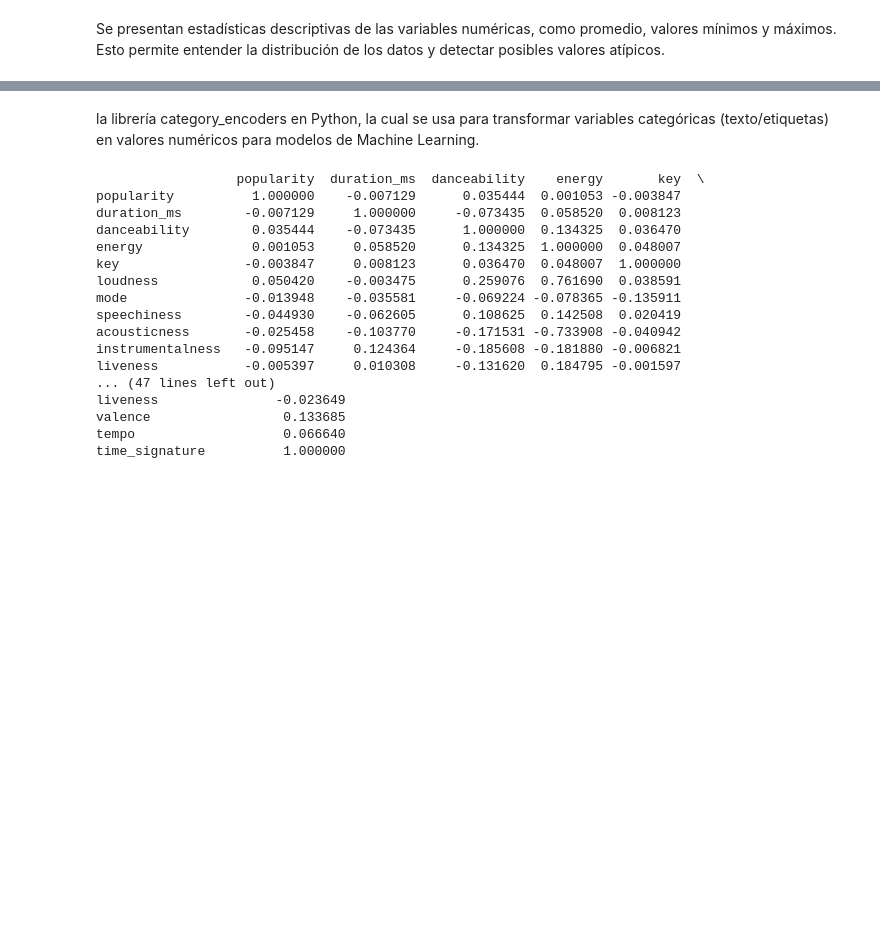
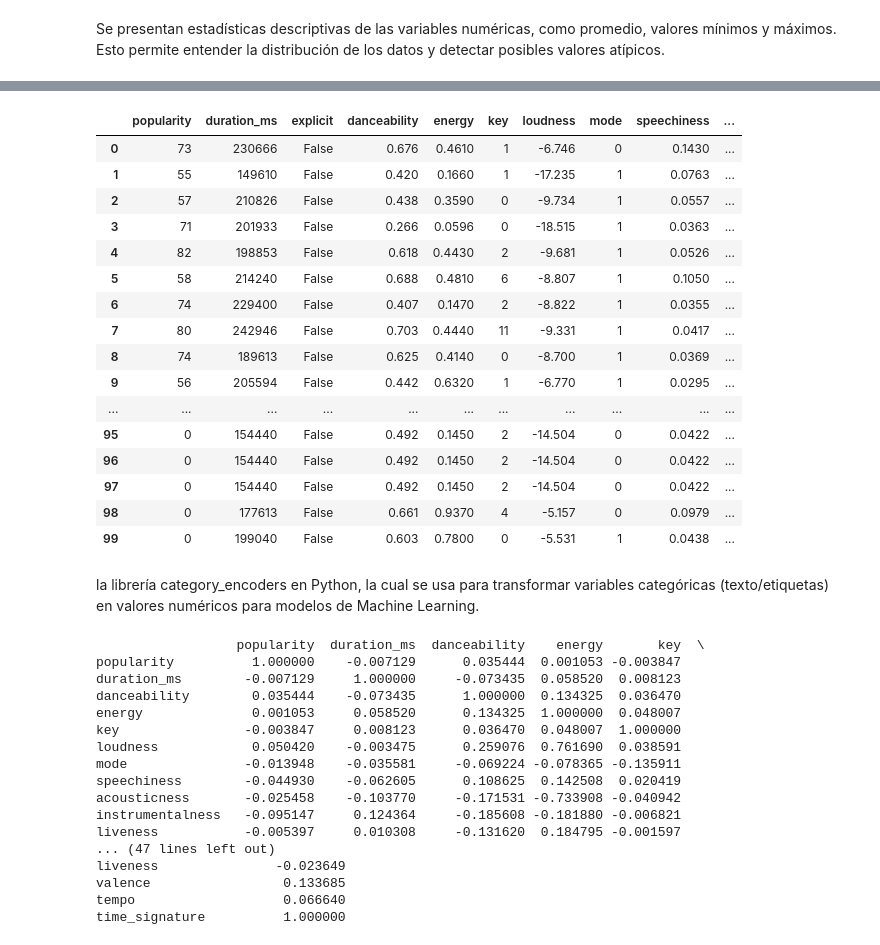
Before and after one commit to CamFuenzalidaC/GuerrerosZ, a Jupyter notebook: Primera_evaluacion.ipynb, the cells around one changed output, grey strips where cells are left out. Saved outputs shown, nothing was run; the diff lists cells and outputs as text; code cells hidden in the pictures; blank space fills up the shorter version.

```diff
--- a/Primera_evaluacion.ipynb
+++ b/Primera_evaluacion.ipynb
@@ -339,0 +336,34 @@ Successfully installed category_encoders-2.9.0
+# %%
+from sklearn.preprocessing import OneHotEncoder
+import category_encoders as ce
+import pandas as pd
+
+# 1. OneHotEncoder para 'track_genre' (Equivalente a Región)
+# Usamos One-Hot porque los géneros son categorías sin un orden específico
+ohe = OneHotEncoder(sparse_output=False)
+genre_encoded = ohe.fit_transform(df[['track_genre']])
+
+# Convertimos a DataFrame con nombres de columnas claros
+genre_df = pd.DataFrame(
+    genre_encoded,
+    columns=ohe.get_feature_names_out(['track_genre']),
+    index=df.index
+)
+
+# 2. Binary Encoding para 'artists' (Equivalente a Comuna)
+# Como hay miles de artistas, el Binary Encoding evita crear miles de columnas
+# (lo cual agotaría tu memoria RAM), resumiéndolas en una representación binaria.
+be = ce.BinaryEncoder(cols=['artists'])
+artists_binary = be.fit_transform(df[['artists']])
+
+# 3. Concatenar todo y eliminar las columnas originales
+# Mantenemos las variables numéricas (popularidad, energía, etc.) y pegamos las nuevas
+# Eliminamos track_id, track_name y album_name ya que suelen ser identificadores únicos
+# que no ayudan a la predicción general, a menos que decidas procesarlas también.
+cols_to_drop = ['track_id', 'artists', 'track_name', 'album_name', 'track_genre']
+df_final = pd.concat([df.drop(columns=cols_to_drop), genre_df, artists_binary], axis=1)
+
+# 4. Ver los cambios
+print("Primeras filas del nuevo dataset:")
+print(df_final.head())
+print(f"\nTotal de columnas finales: {len(df_final.columns)}")
@@ -340,3 +388,23 @@ Successfully installed category_encoders-2.9.0
+# %%
+df_final.head(100) #observamos el nuevo dataframe con las variables y encoder aplicado
+# %% [output]
+|  | popularity | duration_ms | explicit | danceability | energy | key | loudness | mode | speechiness | ... |
+| 0 | 73 | 230666 | False | 0.676 | 0.4610 | 1 | -6.746 | 0 | 0.1430 | ... |
+| 1 | 55 | 149610 | False | 0.420 | 0.1660 | 1 | -17.235 | 1 | 0.0763 | ... |
+| 2 | 57 | 210826 | False | 0.438 | 0.3590 | 0 | -9.734 | 1 | 0.0557 | ... |
+| 3 | 71 | 201933 | False | 0.266 | 0.0596 | 0 | -18.515 | 1 | 0.0363 | ... |
+| 4 | 82 | 198853 | False | 0.618 | 0.4430 | 2 | -9.681 | 1 | 0.0526 | ... |
+| 5 | 58 | 214240 | False | 0.688 | 0.4810 | 6 | -8.807 | 1 | 0.1050 | ... |
+| 6 | 74 | 229400 | False | 0.407 | 0.1470 | 2 | -8.822 | 1 | 0.0355 | ... |
+| 7 | 80 | 242946 | False | 0.703 | 0.4440 | 11 | -9.331 | 1 | 0.0417 | ... |
+| 8 | 74 | 189613 | False | 0.625 | 0.4140 | 0 | -8.700 | 1 | 0.0369 | ... |
+| 9 | 56 | 205594 | False | 0.442 | 0.6320 | 1 | -6.770 | 1 | 0.0295 | ... |
+| ... | ... | ... | ... | ... | ... | ... | ... | ... | ... | ... |
+| 95 | 0 | 154440 | False | 0.492 | 0.1450 | 2 | -14.504 | 0 | 0.0422 | ... |
+| 96 | 0 | 154440 | False | 0.492 | 0.1450 | 2 | -14.504 | 0 | 0.0422 | ... |
+| 97 | 0 | 154440 | False | 0.492 | 0.1450 | 2 | -14.504 | 0 | 0.0422 | ... |
+| 98 | 0 | 177613 | False | 0.661 | 0.9370 | 4 | -5.157 | 0 | 0.0979 | ... |
+| 99 | 0 | 199040 | False | 0.603 | 0.7800 | 0 | -5.531 | 1 | 0.0438 | ... |
 # %% [markdown]
 la librería category_encoders en Python, la cual se usa para transformar variables categóricas (texto/etiquetas) en valores numéricos para modelos de Machine Learning.
 # %%
```
Also changed, not shown: parts of 3 cells of this notebook.
